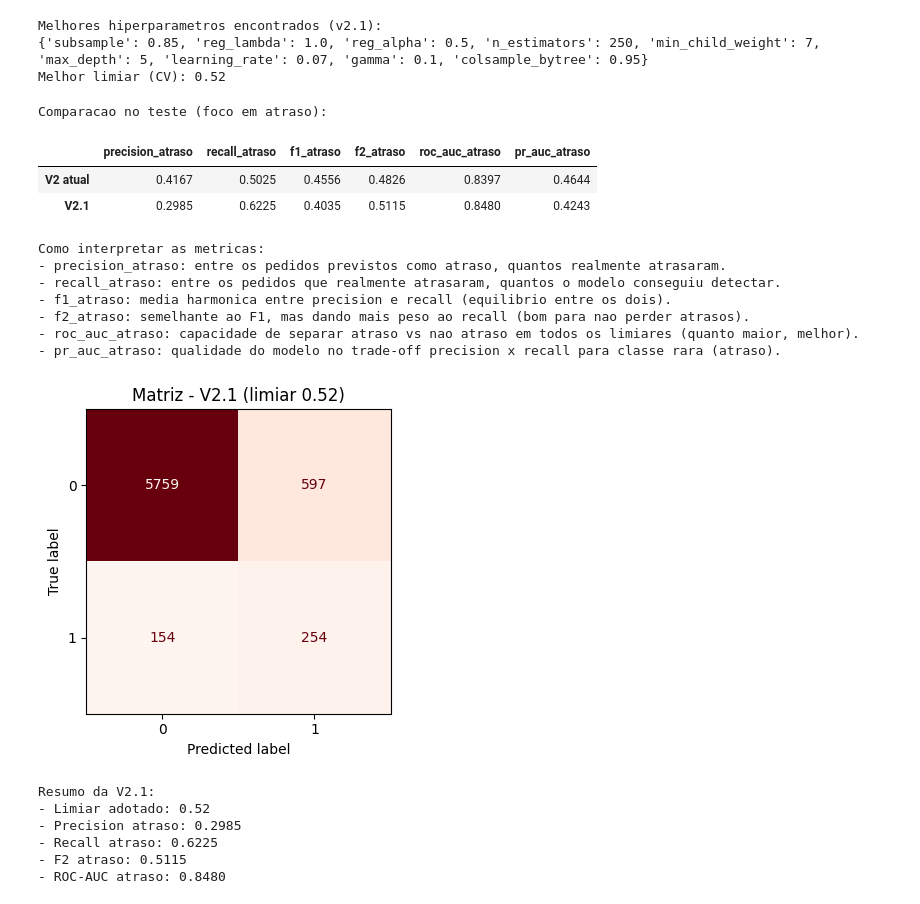
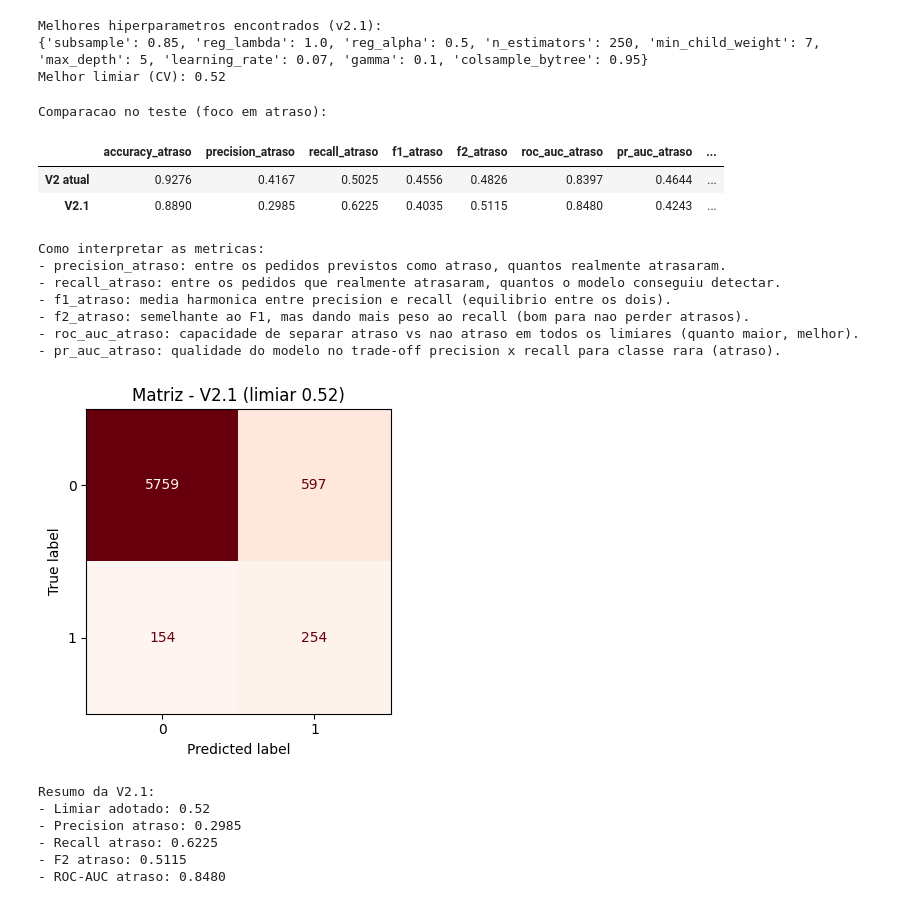
Before and after one commit to Last-Mile-Optimization/backend, a Jupyter notebook: modelo/XGBoost.ipynb, the cells around one changed output. Saved outputs shown, nothing was run; the diff lists cells and outputs as text; code cells hidden in the pictures.

```diff
--- a/modelo/XGBoost.ipynb
+++ b/modelo/XGBoost.ipynb
@@ -187,15 +212,15 @@ df_tuning = pd.DataFrame(tuning_rows).sort_values(
     ["cv_f2_atraso", "cv_recall_atraso", "cv_precision_atraso"], ascending=False
  ).reset_index(drop=True)
 
-best_params_v21 = df_tuning.loc[0, "params"]
-best_threshold_v21 = float(df_tuning.loc[0, "best_threshold"])
+best_params_v2 = df_tuning.loc[0, "params"]
+best_threshold_v2 = float(df_tuning.loc[0, "best_threshold"])
 
 print(f"Candidatos avaliados: {len(df_tuning)}")
 print("Top 8 configuracoes pela validacao cruzada:")
 display(df_tuning.head(8))
 print("\nMelhores hiperparametros encontrados (v2.1):")
-print(best_params_v21)
-print(f"Melhor limiar (CV): {best_threshold_v21:.2f}")
+print(best_params_v2)
+print(f"Melhor limiar (CV): {best_threshold_v2:.2f}")
 # %% [output]
 Candidatos avaliados: 16
 Top 8 configuracoes pela validacao cruzada:
@@ -213,25 +238,35 @@ Melhores hiperparametros encontrados (v2.1):
 Melhor limiar (CV): 0.52
 # %%
 # Celula 5: treino final com os melhores parametros + comparacao de resultados no teste.
-sample_weight_v21 = np.where(y_train.values == 0, w0, 1.0)
+sample_weight_v2 = np.where(y_train.values == 0, w0, 1.0)
 
-model_v21 = XGBClassifier(
+model_v2 = XGBClassifier(
     objective="binary:logistic",
     eval_metric="logloss",
     random_state=4242,
     n_jobs=-1,
-    **best_params_v21,
+    **best_params_v2,
  )
-model_v21.fit(X_train, y_train, sample_weight=sample_weight_v21)
+model_v2.fit(X_train, y_train, sample_weight=sample_weight_v2)
 
 # Converte saida do modelo para probabilidade de atraso (classe 0).
-y_proba_class1_v21 = model_v21.predict_proba(X_test)[:, 1]
-y_proba_atraso_v21 = 1.0 - y_proba_class1_v21
-y_pred_atraso_v21 = (y_proba_atraso_v21 >= best_threshold_v21).astype(int)
-res_v21 = metricas_atraso(y_test, y_pred_atraso_v21, y_proba_atraso_v21)
+y_proba_class1_v2_train = model_v2.predict_proba(X_train)[:, 1]
+y_proba_class1_v2_test = model_v2.predict_proba(X_test)[:, 1]
+y_proba_atraso_v2_train = 1.0 - y_proba_class1_v2_train
+y_proba_atraso_v2_test = 1.0 - y_proba_class1_v2_test
+
+# Mantem o limiar escolhido para atraso e converte a decisao equivalente para a classe 1.
+threshold_class1_v2 = 1.0 - best_threshold_v2
+y_pred_class1_v2_train = (y_proba_class1_v2_train >= threshold_class1_v2).astype(int)
+y_pred_class1_v2_test = (y_proba_class1_v2_test >= threshold_class1_v2).astype(int)
+y_pred_atraso_v2 = (y_proba_atraso_v2_test >= best_threshold_v2).astype(int)
+
+res_v2 = metricas_atraso(y_test, y_pred_atraso_v2, y_proba_atraso_v2_test)
+metricas_treino_v2 = metricas_gerais(y_train, y_pred_class1_v2_train, y_proba_class1_v2_train)
+metricas_teste_v2 = metricas_gerais(y_test, y_pred_class1_v2_test, y_proba_class1_v2_test)
 
 # Recalcula a versao V2 base para comparacao justa no mesmo split de teste.
-model_v2 = XGBClassifier(
+model_v1 = XGBClassifier(
     n_estimators=700,
     max_depth=6,
     learning_rate=0.04,
@@ -240,49 +275,49 @@ model_v2 = XGBClassifier(
     reg_alpha=0.0,
     reg_lambda=1.0,
     objective="binary:logistic",
     eval_metric="logloss",
     random_state=42,
     n_jobs=-1,
  )
-model_v2.fit(X_train, y_train, sample_weight=np.where(y_train.values == 0, w0, 1.0))
-y_proba_atraso_v2 = 1.0 - model_v2.predict_proba(X_test)[:, 1]
-y_pred_atraso_v2 = (y_proba_atraso_v2 >= 0.50).astype(int)
-res_v2 = metricas_atraso(y_test, y_pred_atraso_v2, y_proba_atraso_v2)
+model_v1.fit(X_train, y_train, sample_weight=np.where(y_train.values == 0, w0, 1.0))
+y_proba_atraso_v1 = 1.0 - model_v1.predict_proba(X_test)[:, 1]
+y_pred_atraso_v1 = (y_proba_atraso_v1 >= 0.50).astype(int)
+res_v1 = metricas_atraso(y_test, y_pred_atraso_v1, y_proba_atraso_v1)
 
-df_comp_v21 = pd.DataFrame([res_v2, res_v21], index=["V2 atual", "V2.1"])
+df_comp_v2 = pd.DataFrame([res_v1, res_v2], index=["V2 atual", "V2.1"])
 print("Comparacao no teste (foco em atraso):")
-display(df_comp_v21.round(4))
+display(df_comp_v2.round(4))
 
 # Explicacao breve das metricas para leitura dos resultados.
 print("\nComo interpretar as metricas:")
 print("- precision_atraso: entre os pedidos previstos como atraso, quantos realmente atrasaram.")
 print("- recall_atraso: entre os pedidos que realmente atrasaram, quantos o modelo conseguiu detectar.")
 print("- f1_atraso: media harmonica entre precision e recall (equilibrio entre os dois).")
 print("- f2_atraso: semelhante ao F1, mas dando mais peso ao recall (bom para nao perder atrasos).")
 print("- roc_auc_atraso: capacidade de separar atraso vs nao atraso em todos os limiares (quanto maior, melhor).")
 print("- pr_auc_atraso: qualidade do modelo no trade-off precision x recall para classe rara (atraso).")
 
 # Exibe matriz de confusao para visualizar erros da V2.1.
 y_true_atraso_test = (y_test == 0).astype(int)
 fig, ax = plt.subplots(figsize=(5, 4))
 ConfusionMatrixDisplay.from_predictions(
-    y_true_atraso_test, y_pred_atraso_v21, cmap="Reds", ax=ax, colorbar=False
+    y_true_atraso_test, y_pred_atraso_v2, cmap="Reds", ax=ax, colorbar=False
  )
-ax.set_title(f"Matriz - V2.1 (limiar {best_threshold_v21:.2f})")
+ax.set_title(f"Matriz - V2.1 (limiar {best_threshold_v2:.2f})")
 plt.tight_layout()
 plt.show()
 
 print("Resumo da V2.1:")
-print(f"- Limiar adotado: {best_threshold_v21:.2f}")
-print(f"- Precision atraso: {res_v21['precision_atraso']:.4f}")
-print(f"- Recall atraso: {res_v21['recall_atraso']:.4f}")
-print(f"- F2 atraso: {res_v21['f2_atraso']:.4f}")
-print(f"- ROC-AUC atraso: {res_v21['roc_auc_atraso']:.4f}")
+print(f"- Limiar adotado: {best_threshold_v2:.2f}")
+print(f"- Precision atraso: {res_v2['precision_atraso']:.4f}")
+print(f"- Recall atraso: {res_v2['recall_atraso']:.4f}")
+print(f"- F2 atraso: {res_v2['f2_atraso']:.4f}")
+print(f"- ROC-AUC atraso: {res_v2['roc_auc_atraso']:.4f}")
 # %% [output]
 Comparacao no teste (foco em atraso):
-|  | precision_atraso | recall_atraso | f1_atraso | f2_atraso | roc_auc_atraso | pr_auc_atraso |
-| V2 atual | 0.4167 | 0.5025 | 0.4556 | 0.4826 | 0.8397 | 0.4644 |
-| V2.1 | 0.2985 | 0.6225 | 0.4035 | 0.5115 | 0.8480 | 0.4243 |
+|  | accuracy_atraso | precision_atraso | recall_atraso | f1_atraso | f2_atraso | roc_auc_atraso | pr_auc_atraso | ... |
+| V2 atual | 0.9276 | 0.4167 | 0.5025 | 0.4556 | 0.4826 | 0.8397 | 0.4644 | ... |
+| V2.1 | 0.8890 | 0.2985 | 0.6225 | 0.4035 | 0.5115 | 0.8480 | 0.4243 | ... |
 Como interpretar as metricas:
 - precision_atraso: entre os pedidos previstos como atraso, quantos realmente atrasaram.
 - recall_atraso: entre os pedidos que realmente atrasaram, quantos o modelo conseguiu detectar.
```
Also changed, not shown: parts of 4 cells of this notebook, 2 other files.
